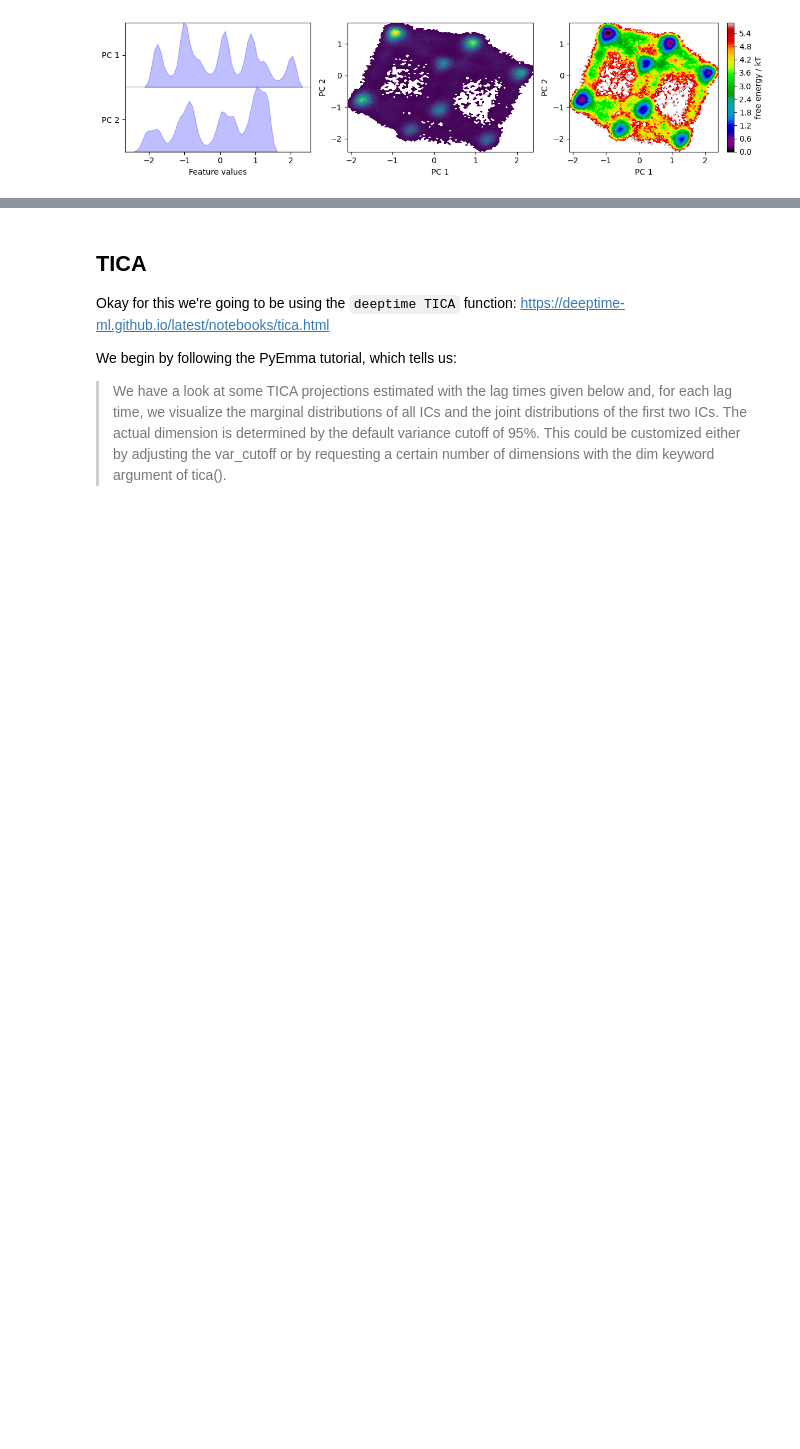
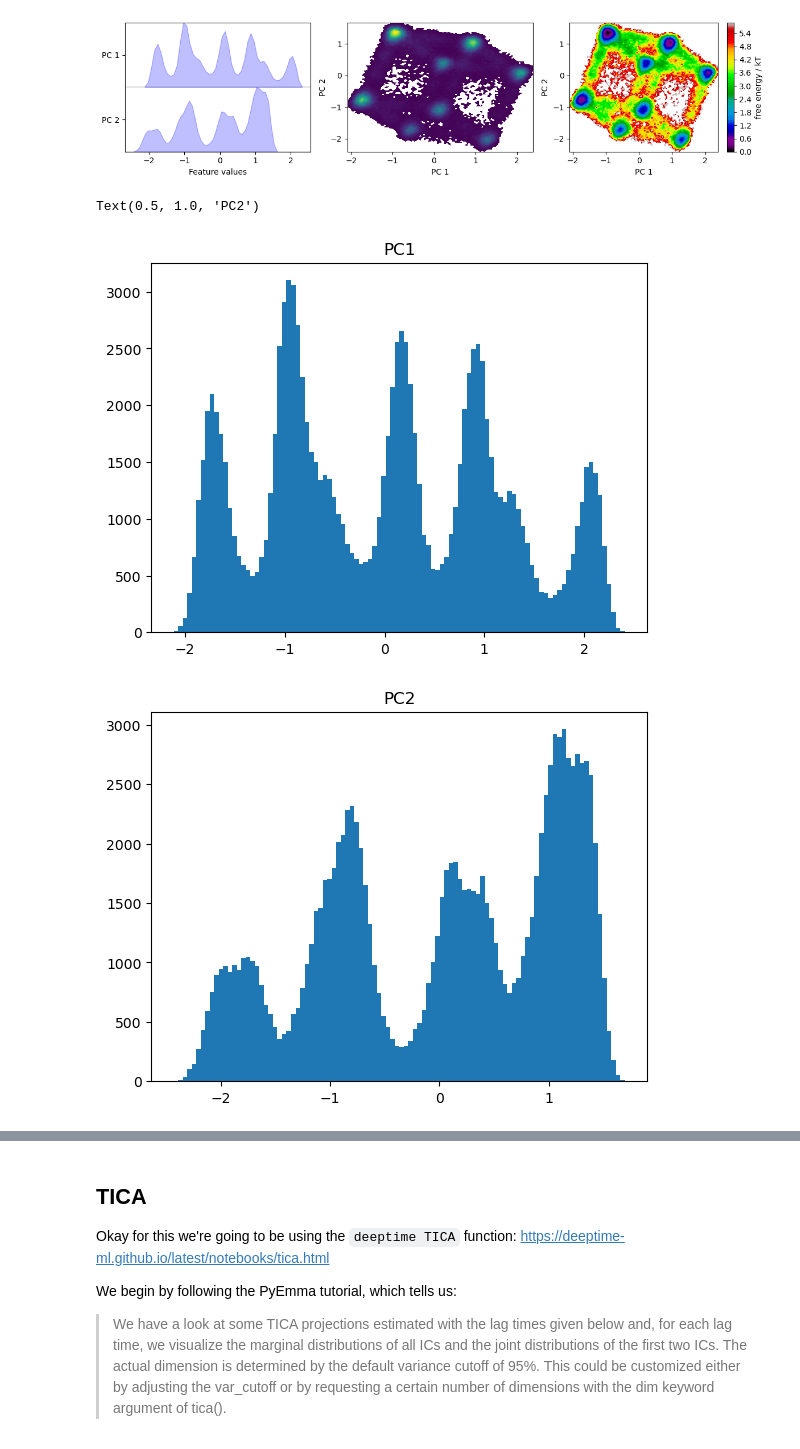
Before and after one commit to Mansbach-Lab/deeptimeMSMs, a Jupyter notebook: step1-dim-reduce.ipynb, the cells around one changed output, grey strips where cells are left out. Cells and saved outputs as stored; diff of their text form; code cells hidden in the pictures; blank space fills up the shorter version.

```diff
--- a/step1-dim-reduce.ipynb
+++ b/step1-dim-reduce.ipynb
@@ -186,3 +186,18 @@ for ax in axes.flat[1:]:
 fig.tight_layout()
 # %% [output]
 [figure]
+# %%
+
+pc1 = pca_concatenated[:,0].reshape(-1)
+pc2 = pca_concatenated[:,1].reshape(-1)
+plt.figure()
+plt.hist(pc1,bins=100)
+plt.title('PC1')
+
+plt.figure()
+plt.hist(pc2,bins=100)
+plt.title('PC2')
+# %% [output]
+Text(0.5, 1.0, 'PC2')
+[figure, added]
+[figure, added]
```
Also changed, not shown: parts of 2 cells of this notebook.
